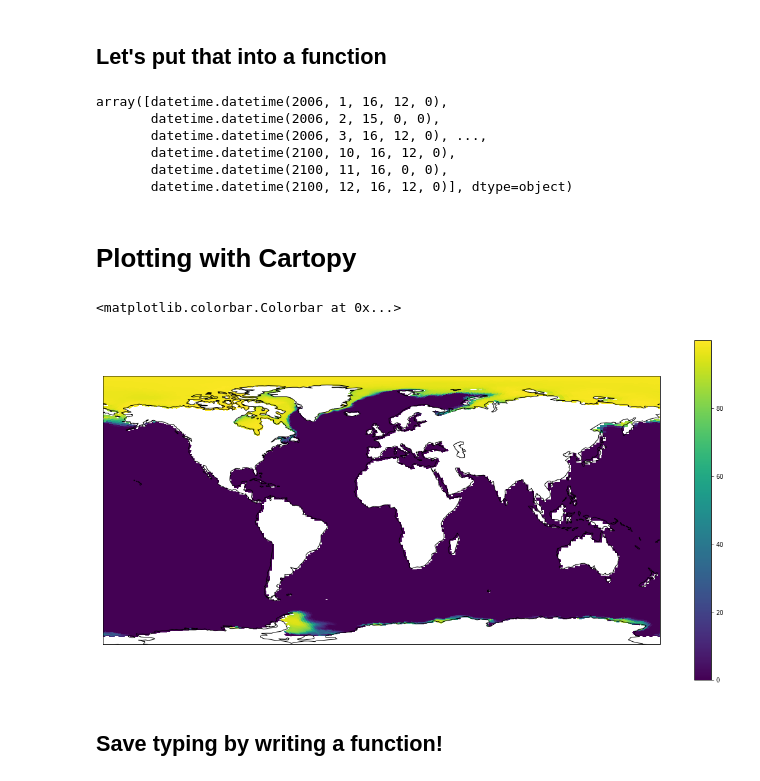
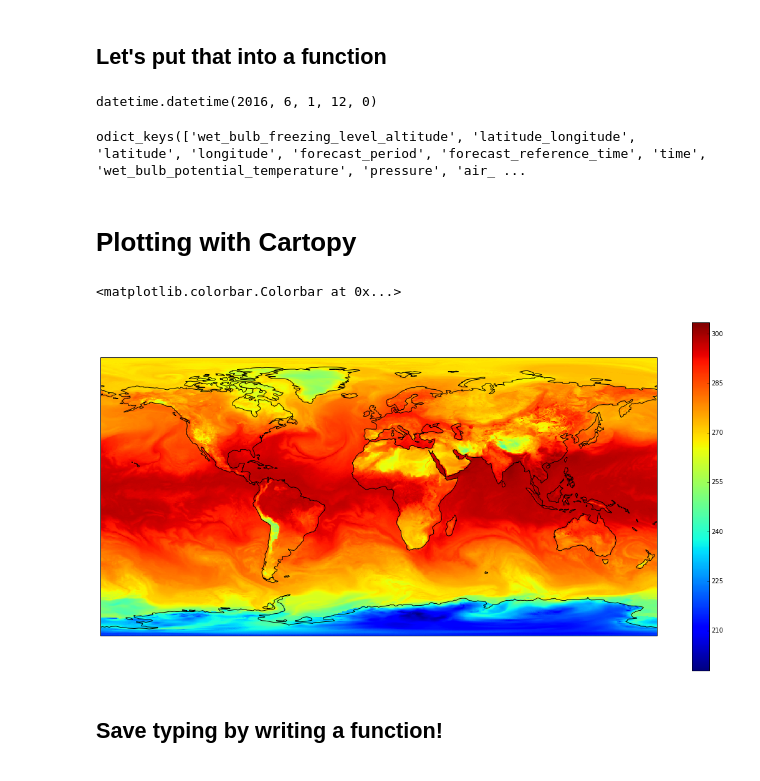
Before and after one commit to escience-academy/2018-06-25-UK-MetOffice-Summer-school, a Jupyter notebook: notebook/plotting.ipynb, the cells around one changed output. Cells and saved outputs as stored; diff of their text form; code cells hidden in the pictures.

Commit message:
redo plotting notebook for mogrips data

```diff
--- a/notebook/plotting.ipynb
+++ b/notebook/plotting.ipynb
@@ -7,0 +4,12 @@ data_set = netCDF4.Dataset(input_directory / "sic_OImon_MPI-ESM-LR_rcp85_r1i1p1_
+# %%
+from itertools import product
+
+realizations = [0, 1, 2, 3]
+
+forecast_periods = [12, 15, 18]
+
+key_names = [
+    make_data_object_name('mogreps-g', 2016, 6, 1, 0, r, f) for r, f in product(realizations, forecast_periods)
+]
+# %%
+paths = [download_data('mogreps-g', name) for name in key_names]
@@ -8,3 +29,5 @@ data_set = netCDF4.Dataset(input_directory / "sic_OImon_MPI-ESM-LR_rcp85_r1i1p1_
+# %%
+data_set = netCDF4.Dataset(paths[0])
 # %% [markdown]
 # Convert time numbers to dates
 # %%
@@ -40,12 +63,11 @@ def get_dates(data_set):
 # %%
 get_dates(data_set)
 # %% [output]
-array([datetime.datetime(2006, 1, 16, 12, 0),
-       datetime.datetime(2006, 2, 15, 0, 0),
-       datetime.datetime(2006, 3, 16, 12, 0), ...,
-       datetime.datetime(2100, 10, 16, 12, 0),
-       datetime.datetime(2100, 11, 16, 0, 0),
-       datetime.datetime(2100, 12, 16, 12, 0)], dtype=object)
+datetime.datetime(2016, 6, 1, 12, 0)
+# %%
+data_set.variables.keys()
+# %% [output]
+odict_keys(['wet_bulb_freezing_level_altitude', 'latitude_longitude', 'latitude', 'longitude', 'forecast_period', 'forecast_reference_time', 'time', 'wet_bulb_potential_temperature', 'pressure', 'air_ ...
 # %% [markdown]
 # Plotting with Cartopy
 # %%
@@ -56,17 +78,17 @@ import numpy as np
 # %%
 transform=ccrs.RotatedPole(pole_longitude=180.0, pole_latitude=90)
 projection=ccrs.PlateCarree()
 
 fig = plt.figure(figsize=(20, 10))
 ax = fig.add_subplot(111, projection=projection)
 pcm = ax.pcolormesh(
-    data_set['lon'][:], data_set['lat'][:], data_set['sic'][0],
+    data_set['longitude'][:], data_set['latitude'][:], data_set['dew_point_temperature'],
     transform=transform)
 ax.coastlines()
 fig.colorbar(pcm)
 # %% [output]
 <matplotlib.colorbar.Colorbar at 0x...>
-[figure, old version]
+[figure, new version]
 # %% [markdown]
 ## Save typing by writing a function!
 # %%
```
Also changed, not shown: parts of 12 cells of this notebook, 3 other files.
